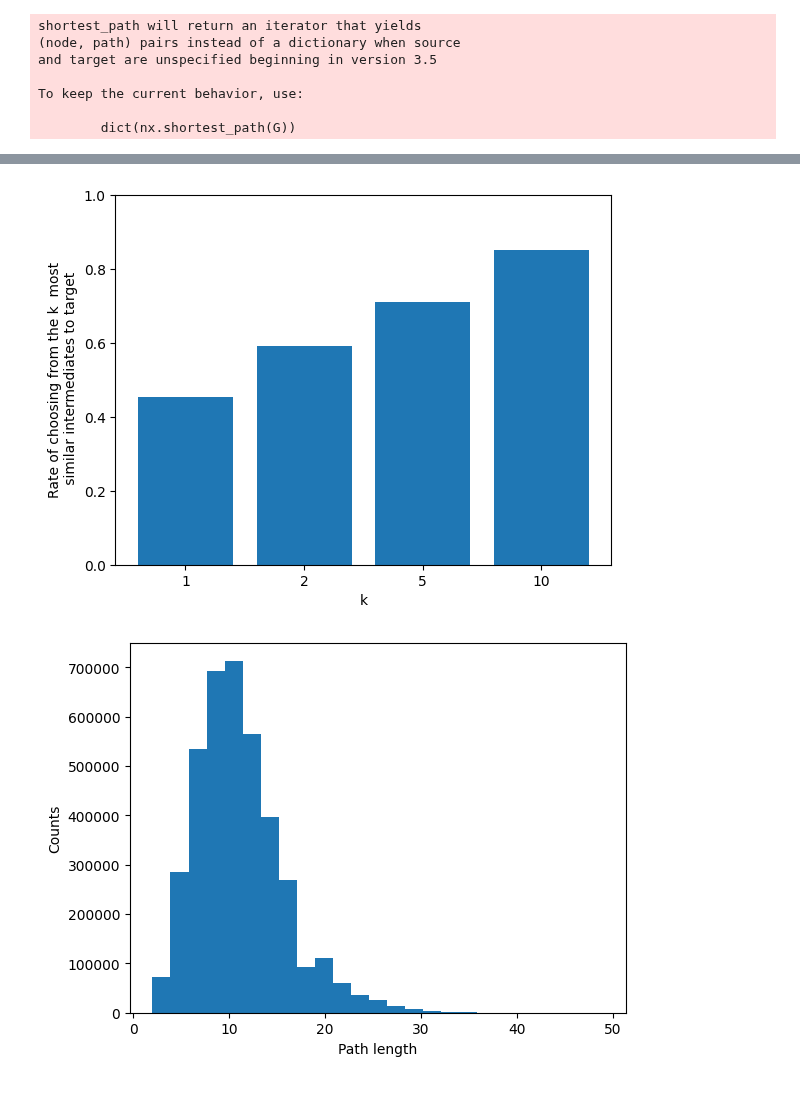
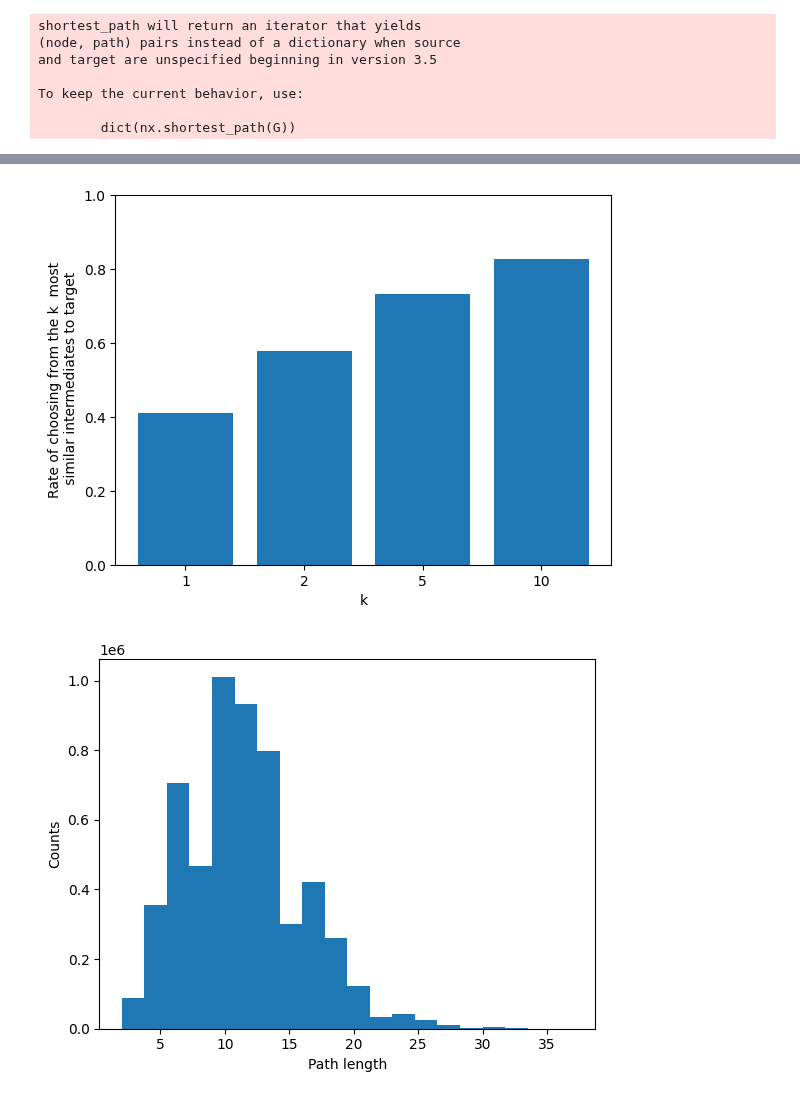
Before and after one commit to stefanpate/krxns, a Jupyter notebook: notebooks/path_structural_variation_figures.ipynb, the cells around one changed output, grey strips where cells are left out. Drawn from its saved outputs; the diff is of its cells as text; code cells hidden in the pictures.

Commit message:
Scripted up path structural variation analysis and ran thru with multi mol nodes (with downsampling) and got figures again

```diff
--- a/notebooks/path_structural_variation_figures.ipynb
+++ b/notebooks/path_structural_variation_figures.ipynb
@@ -20,11 +20,16 @@ from ipywidgets import interact
 # %% [output]
 The autoreload extension is already loaded. To reload it, use:
   %reload_ext autoreload
+# %%
+whitelist_fn = "top_25_whitelist"
+rxns_fn = "sprhea_240310_v3_mapped"
+atom_lb = 0.2
+multi_nodes = True
+ds = 100
+similarity = 'tanimoto'
 # %%
-whitelist_fn = "top_50_whitelist.json"
-
 # Load known reaction data
-with open(filepaths['data'] / 'sprhea_240310_v3_mapped.json', 'r') as f:
+with open(filepaths['data'] / f"{rxns_fn}.json", 'r') as f:
     krs = json.load(f)
 
 # Load op connected reactions
@@ -39,12 +44,22 @@ with open(filepaths['connected_reactions'] / 'sprhea_240310_v3_mapped_side_count
     side_counts = str2int(json.load(f))
 
 # Load coreactant whitelist
-with open(filepaths['coreactants'] / whitelist_fn, 'r') as f:
+with open(filepaths['coreactants'] / f"{whitelist_fn}.json", 'r') as f:
     coreactant_whitelist = json.load(f)
 
+analysis_dir = filepaths['results'] / "path_structural_variation" / rxns_fn
+
+# Load topk
+with open(analysis_dir / f"topk_{similarity}_{whitelist_fn}_atom_lb_{int(atom_lb * 100)}p_multi_nodes_{multi_nodes}_ds_{ds}.json", 'r') as f:
+    topks = str2int(json.load(f))
+
+with open(analysis_dir / f"path_spearmans_{similarity}_{whitelist_fn}_atom_lb_{int(atom_lb * 100)}p_multi_nodes_{multi_nodes}_ds_{ds}.json", 'r') as f:
+    path_spearmans = str2int(json.load(f))
+
+with open(analysis_dir / f"path_similarities_to_target_{similarity}_{whitelist_fn}_atom_lb_{int(atom_lb * 100)}p_multi_nodes_{multi_nodes}_ds_{ds}.json", 'r') as f:
+    path_sims = str2int(json.load(f))
+
 kcs, smi2id = extract_compounds(krs) # Get known compounds
-
-tani_sim_mat = np.load(filepaths['sim_mats'] / "tanimoto.npy") # Tanimoto structural sim mat
 # %%
 G = SuperMultiDiGraph()
 edges, nodes = construct_reaction_network(
@@ -52,10 +67,11 @@ edges, nodes = construct_reaction_network(
     similarity_connections=sim_cxn,
     side_counts=side_counts,
     reactions=krs,
-    connect_nontrivial=False,
     coreactant_whitelist=coreactant_whitelist,
-    atom_lb=0.2,
-    add_multi_mol_nodes=True
+    atom_lb=atom_lb,
+    add_multi_mol_nodes=multi_nodes
 )
 G.add_nodes_from(nodes)
 G.add_edges_from(edges)
+
+print(G.number_of_nodes(), G.number_of_edges())
@@ -62,5 +80,5 @@ G.add_edges_from(edges)
 # %%
-paths = nx.shortest_path(G)
+paths = G.shortest_path()
 
 # Filter out self-paths
 tmp = {}
@@ -184,38 +170,21 @@ interactive(children=(Dropdown(description='pair', options=((0, (3114, 3350)), (
 # %%
-topks = [1, 2, 5, 10]
-positive = [0 for _ in range(len(topks))]
-n_steps = [0 for _ in range(len(topks))]
-for x, k in enumerate(topks):
-    for i in path_tanis_all_successors:
-        for j in path_tanis_all_successors[i]:
-            for step in range(1, len(path_tanis[i][j]) - 1):
-                successors = path_tanis_all_successors[i][j][step - 1]
-                if len(successors) > k:
-
-                    chosen = path_tanis[i][j][step]
-                    n_steps[x] += 1
-                    srt_successors = sorted(successors, reverse=True)
-
-                    if srt_successors.index(chosen) < k:
-                        positive[x] += 1
-
 fig, ax = plt.subplots()
-ax.bar(list(range(len(topks))), [positive[i] / n_steps[i] for i in range(len(topks))], tick_label=topks)
+ax.bar([i for i in range(len(topks))], topks.values(), tick_label=topks.keys())
 ax.set_ylim(0, 1)
 ax.set_xlabel("k")
 ax.set_ylabel("Rate of choosing from the k  most\n similar intermediates to target")
 plt.show()
 # %% [output]
-[figure, old version]
+[figure, new version]
 # %%
-spearman_rs = list(path_lens.values())
+flat_lens = list(path_lens.values())
 fig, ax = plt.subplots()
-ax.hist(spearman_rs, bins=25)
+ax.hist(flat_lens, bins=20)
 ax.set_ylabel("Counts")
 ax.set_xlabel("Path length")
 plt.show()
 # %% [output]
-[figure, old version]
+[figure, new version]
 # %%
 spearman_by_len = defaultdict(list)
 for i in list(paths.keys())[::ds]:
```
Also changed, not shown: parts of 19 cells of this notebook, 2 other files.
